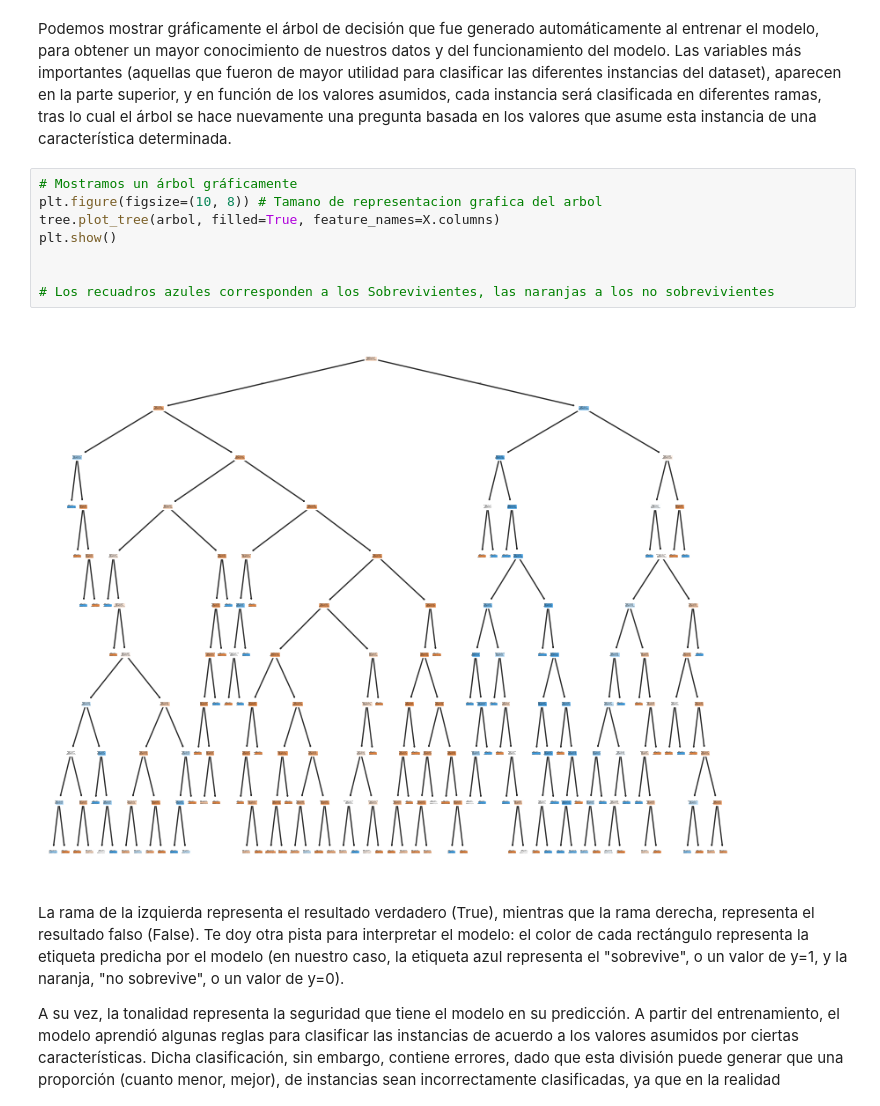
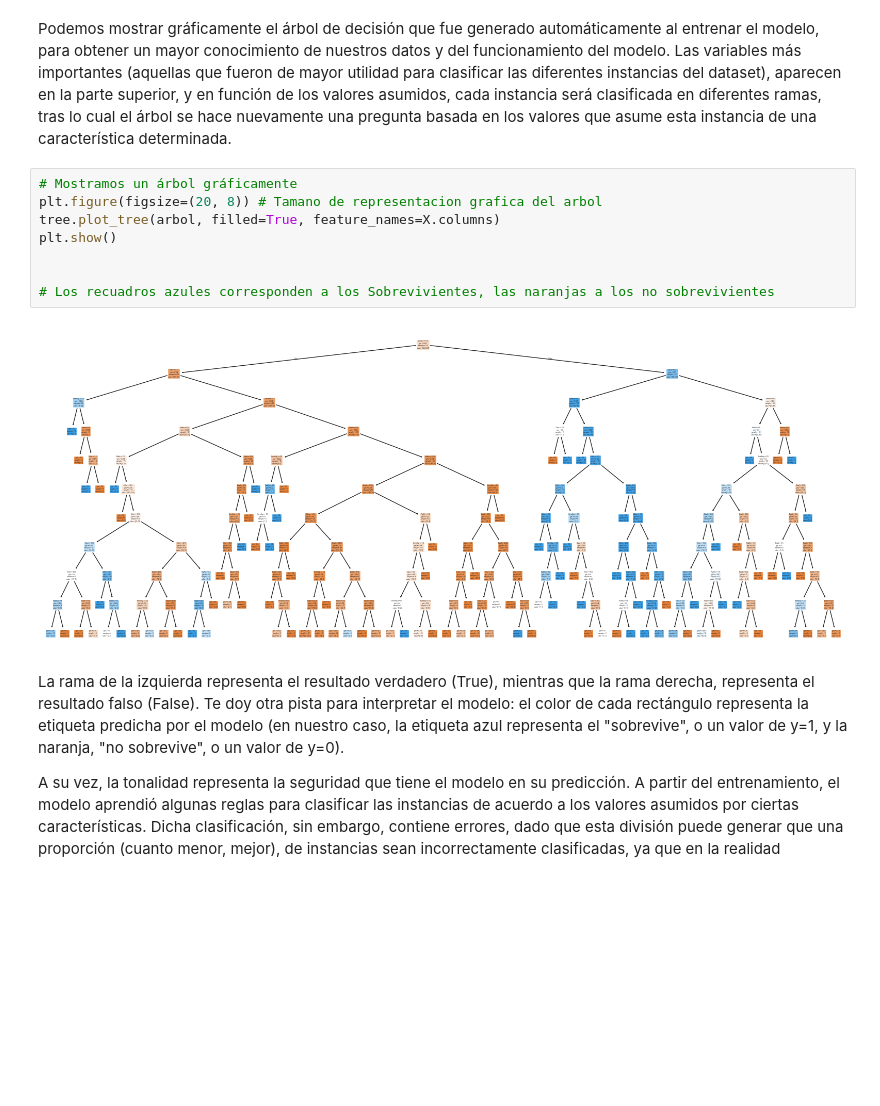
Before and after one commit to HugoPzo/Software_Learning, a Jupyter notebook: Udemy/Python16Dias/Dia15/MachineLearningProject/machineLearningPt1.ipynb, the cells around one changed output. Drawn from its saved outputs; the diff is of its cells as text; blank space fills up the shorter version.

```diff
--- a/Udemy/Python16Dias/Dia15/MachineLearningProject/machineLearningPt1.ipynb
+++ b/Udemy/Python16Dias/Dia15/MachineLearningProject/machineLearningPt1.ipynb
@@ -173,14 +173,14 @@ display_conf_matrix.plot(cmap=plt.cm.Blues, values_format='.3f')
 Podemos mostrar gráficamente el árbol de decisión que fue generado automáticamente al entrenar el modelo, para obtener un mayor conocimiento de nuestros datos y del funcionamiento del modelo. Las variables más importantes (aquellas que fueron de mayor utilidad para clasificar las diferentes instancias del dataset), aparecen en la parte superior, y en función de los valores asumidos, cada instancia será clasificada en diferentes ramas, tras lo cual el árbol se hace nuevamente una pregunta basada en los valores que asume esta instancia de una característica determinada.
 # %%
 # Mostramos un árbol gráficamente
-plt.figure(figsize=(10, 8)) # Tamano de representacion grafica del arbol
+plt.figure(figsize=(20, 8)) # Tamano de representacion grafica del arbol
 tree.plot_tree(arbol, filled=True, feature_names=X.columns)
 plt.show()
 
 
 # Los recuadros azules corresponden a los Sobrevivientes, las naranjas a los no sobrevivientes
 # %% [output]
-[figure, old version]
+[figure, new version]
 # %% [markdown]
 La rama de la izquierda representa el resultado verdadero (True), mientras que la rama derecha, representa el resultado falso (False). Te doy otra pista para interpretar el modelo: el color de cada rectángulo representa la etiqueta predicha por el modelo (en nuestro caso, la etiqueta azul representa el "sobrevive", o un valor de y=1, y la naranja, "no sobrevive", o un valor de y=0).
 
```
Also changed, not shown: 22 other files.
